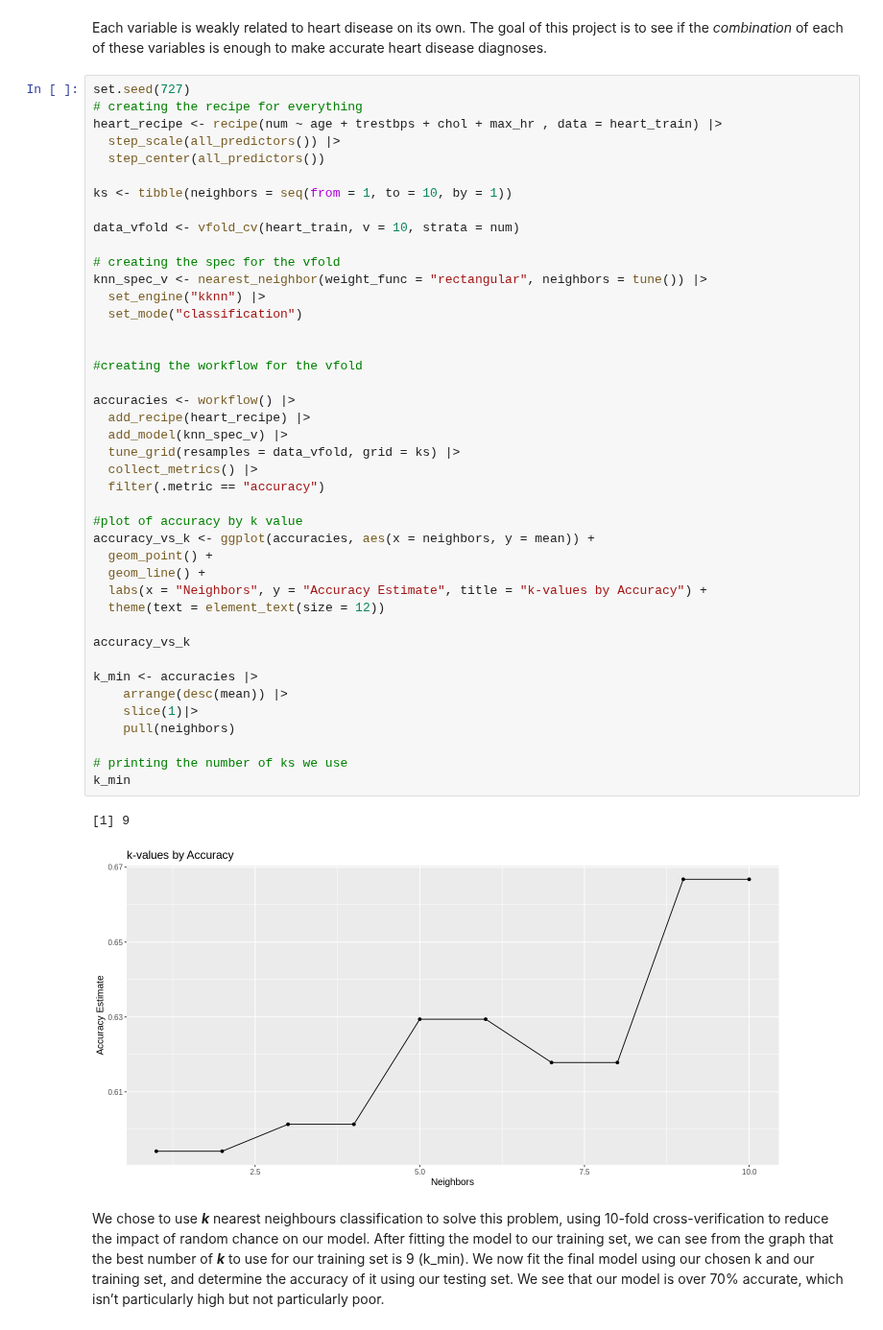
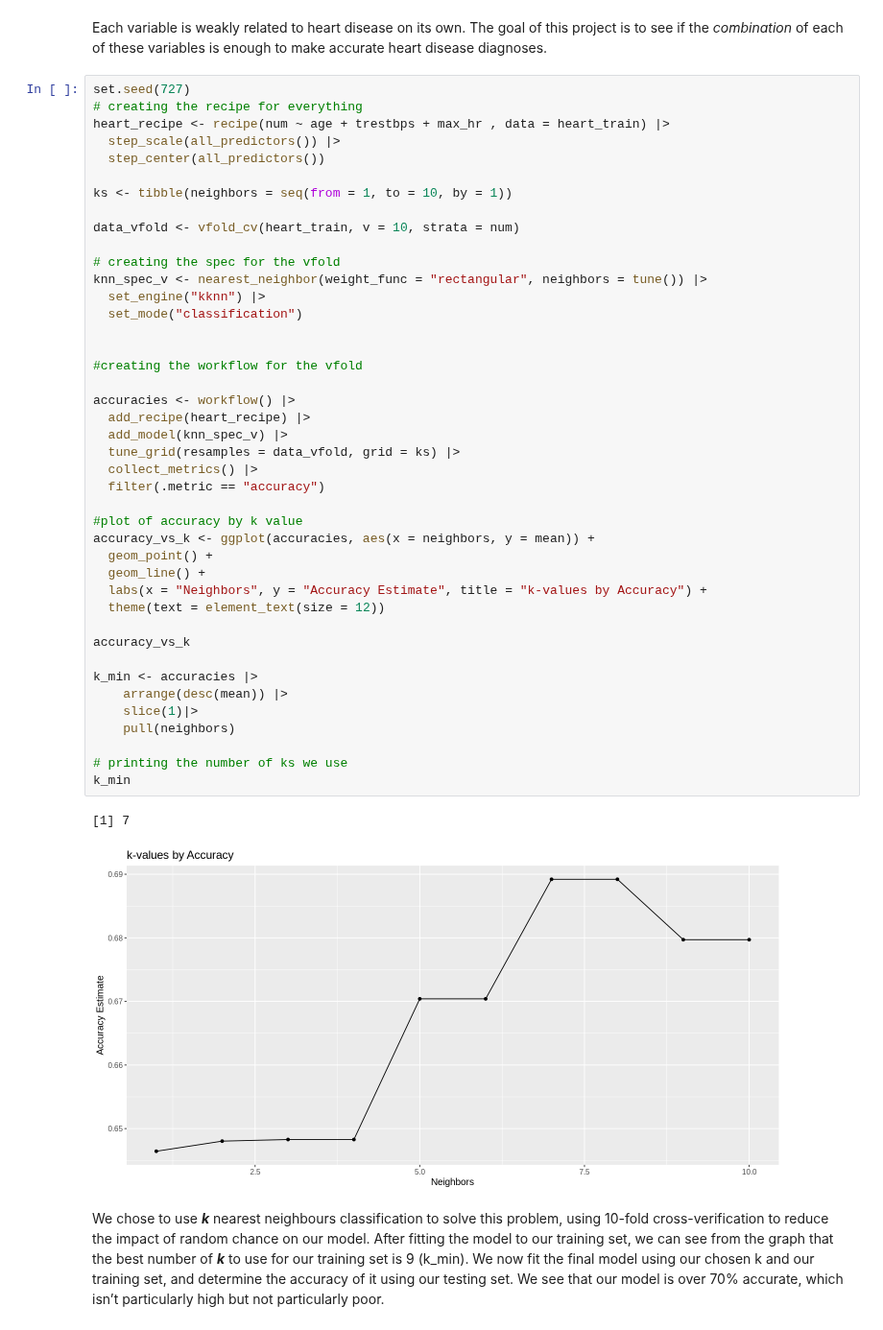
Before and after one commit to xonew/DSCI-100-002-Group-26, a Jupyter notebook: project_submission.ipynb, the cells around one changed output. Shown at 96% size. Cells and saved outputs as stored; diff of their text form.

```diff
--- a/project_submission.ipynb
+++ b/project_submission.ipynb
@@ -146,7 +151,7 @@ Each variable is weakly related to heart disease on its own. The goal of this pr
 # %%
 set.seed(727)
 # creating the recipe for everything
-heart_recipe <- recipe(num ~ age + trestbps + chol + max_hr , data = heart_train) |>
+heart_recipe <- recipe(num ~ age + trestbps + max_hr , data = heart_train) |>
   step_scale(all_predictors()) |>
   step_center(all_predictors())
 
@@ -159,35 +164,35 @@ knn_spec_v <- nearest_neighbor(weight_func = "rectangular", neighbors = tune())
   set_engine("kknn") |>
   set_mode("classification")
 
 
 #creating the workflow for the vfold
 
 accuracies <- workflow() |>
   add_recipe(heart_recipe) |>
   add_model(knn_spec_v) |>
   tune_grid(resamples = data_vfold, grid = ks) |>
   collect_metrics() |>
   filter(.metric == "accuracy")
 
 #plot of accuracy by k value
 accuracy_vs_k <- ggplot(accuracies, aes(x = neighbors, y = mean)) +
   geom_point() +
   geom_line() +
   labs(x = "Neighbors", y = "Accuracy Estimate", title = "k-values by Accuracy") +
   theme(text = element_text(size = 12))
 
 accuracy_vs_k
 
 k_min <- accuracies |>
     arrange(desc(mean)) |>
     slice(1)|>
     pull(neighbors)
 
 # printing the number of ks we use
 k_min
 # %% [output]
-[1] 9
+[1] 7
-[figure, old version]
+[figure, new version]
 # %% [markdown]
 We chose to use ***k*** nearest neighbours classification to solve this problem, using 10-fold cross-verification to reduce the impact of random chance on our model. After fitting the model to our training set, we can see from the graph that the best number of ***k*** to use for our training set is 9 (k_min).
 We now fit the final model using our chosen k and our training set, and determine the accuracy of it using our testing set. We see that our model is over 70% accurate, which isn’t particularly high but not particularly poor.
```
Also changed, not shown: parts of 15 cells of this notebook.
